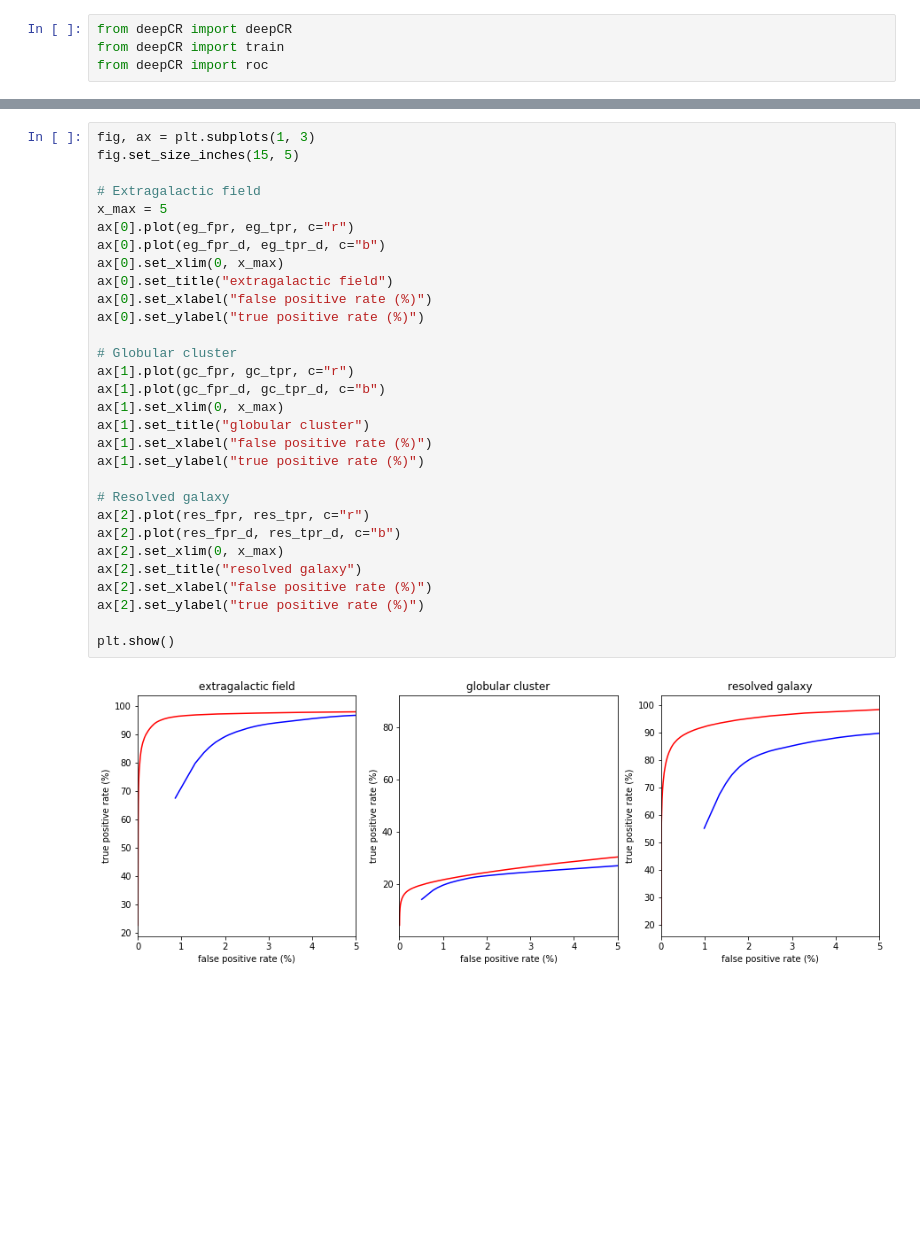
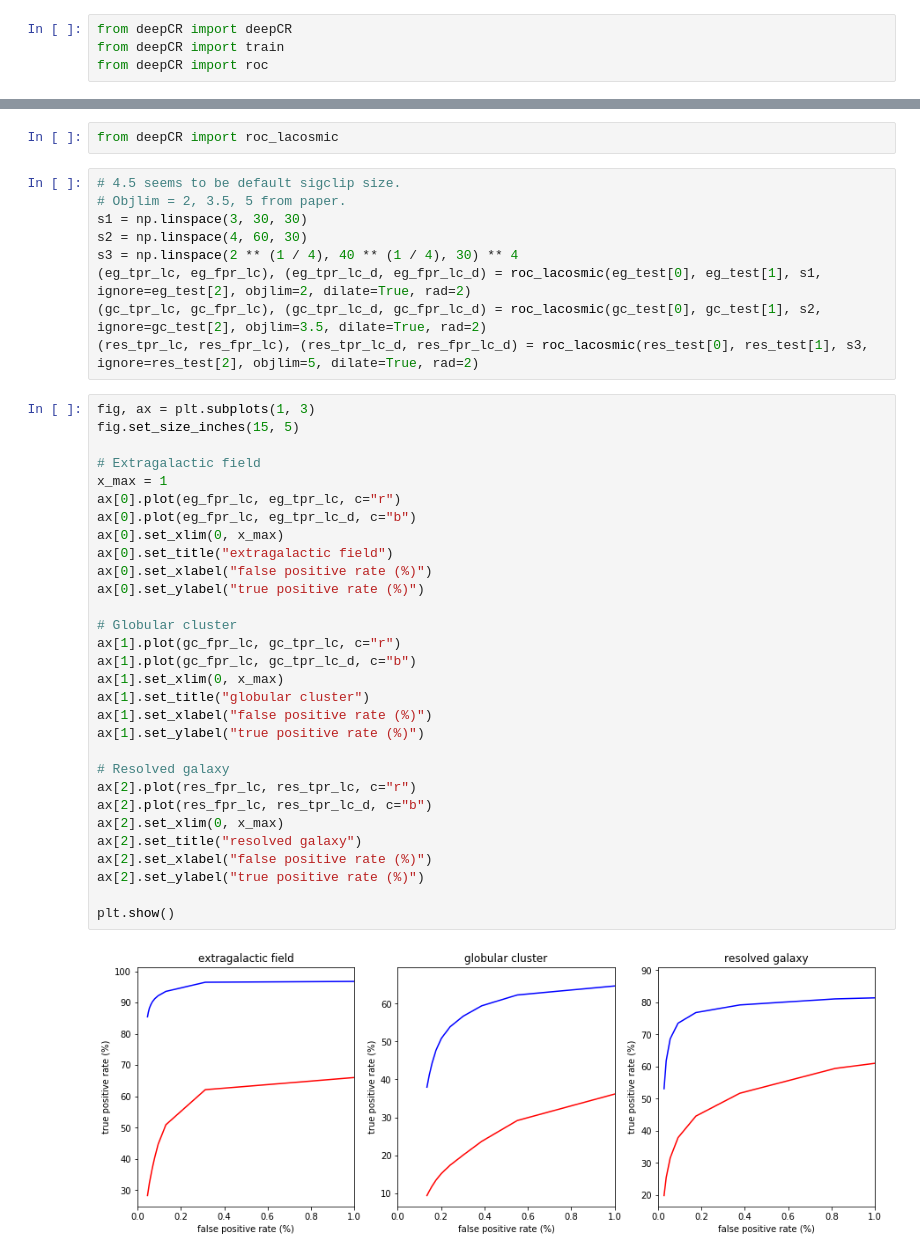
Before and after one commit to dylanagreen/manta, a Jupyter notebook: recreate_plot.ipynb, the cells around one changed output, grey strips where cells are left out. Saved outputs shown, nothing was run; the diff lists cells and outputs as text; blank space fills up the shorter version.

```diff
--- a/recreate_plot.ipynb
+++ b/recreate_plot.ipynb
@@ -307,32 +366,43 @@ mdl = deepCR(mask='2019-11-03_manta_1_epoch250.pth', hidden=32)
+# %%
+from deepCR import roc_lacosmic
+# %%
+# 4.5 seems to be default sigclip size.
+# Objlim = 2, 3.5, 5 from paper.
+s1 = np.linspace(3, 30, 30)
+s2 = np.linspace(4, 60, 30)
+s3 = np.linspace(2 ** (1 / 4), 40 ** (1 / 4), 30) ** 4
+(eg_tpr_lc, eg_fpr_lc), (eg_tpr_lc_d, eg_fpr_lc_d) = roc_lacosmic(eg_test[0], eg_test[1], s1, ignore=eg_test[2], objlim=2, dilate=True, rad=2)
+(gc_tpr_lc, gc_fpr_lc), (gc_tpr_lc_d, gc_fpr_lc_d) = roc_lacosmic(gc_test[0], gc_test[1], s2, ignore=gc_test[2], objlim=3.5, dilate=True, rad=2)
+(res_tpr_lc, res_fpr_lc), (res_tpr_lc_d, res_fpr_lc_d) = roc_lacosmic(res_test[0], res_test[1], s3, ignore=res_test[2], objlim=5, dilate=True, rad=2)
 # %%
 fig, ax = plt.subplots(1, 3)
 fig.set_size_inches(15, 5)
 
 # Extragalactic field
-x_max = 5
-ax[0].plot(eg_fpr, eg_tpr, c="r")
-ax[0].plot(eg_fpr_d, eg_tpr_d, c="b")
+x_max = 1
+ax[0].plot(eg_fpr_lc, eg_tpr_lc, c="r")
+ax[0].plot(eg_fpr_lc, eg_tpr_lc_d, c="b")
 ax[0].set_xlim(0, x_max)
 ax[0].set_title("extragalactic field")
 ax[0].set_xlabel("false positive rate (%)")
 ax[0].set_ylabel("true positive rate (%)")
 
 # Globular cluster
-ax[1].plot(gc_fpr, gc_tpr, c="r")
-ax[1].plot(gc_fpr_d, gc_tpr_d, c="b")
+ax[1].plot(gc_fpr_lc, gc_tpr_lc, c="r")
+ax[1].plot(gc_fpr_lc, gc_tpr_lc_d, c="b")
 ax[1].set_xlim(0, x_max)
 ax[1].set_title("globular cluster")
 ax[1].set_xlabel("false positive rate (%)")
 ax[1].set_ylabel("true positive rate (%)")
 
 # Resolved galaxy
-ax[2].plot(res_fpr, res_tpr, c="r")
-ax[2].plot(res_fpr_d, res_tpr_d, c="b")
+ax[2].plot(res_fpr_lc, res_tpr_lc, c="r")
+ax[2].plot(res_fpr_lc, res_tpr_lc_d, c="b")
 ax[2].set_xlim(0, x_max)
 ax[2].set_title("resolved galaxy")
 ax[2].set_xlabel("false positive rate (%)")
 ax[2].set_ylabel("true positive rate (%)")
 
 plt.show()
 # %% [output]
-[figure, old version]
+[figure, new version]
```
Also changed, not shown: parts of 22 cells of this notebook.
